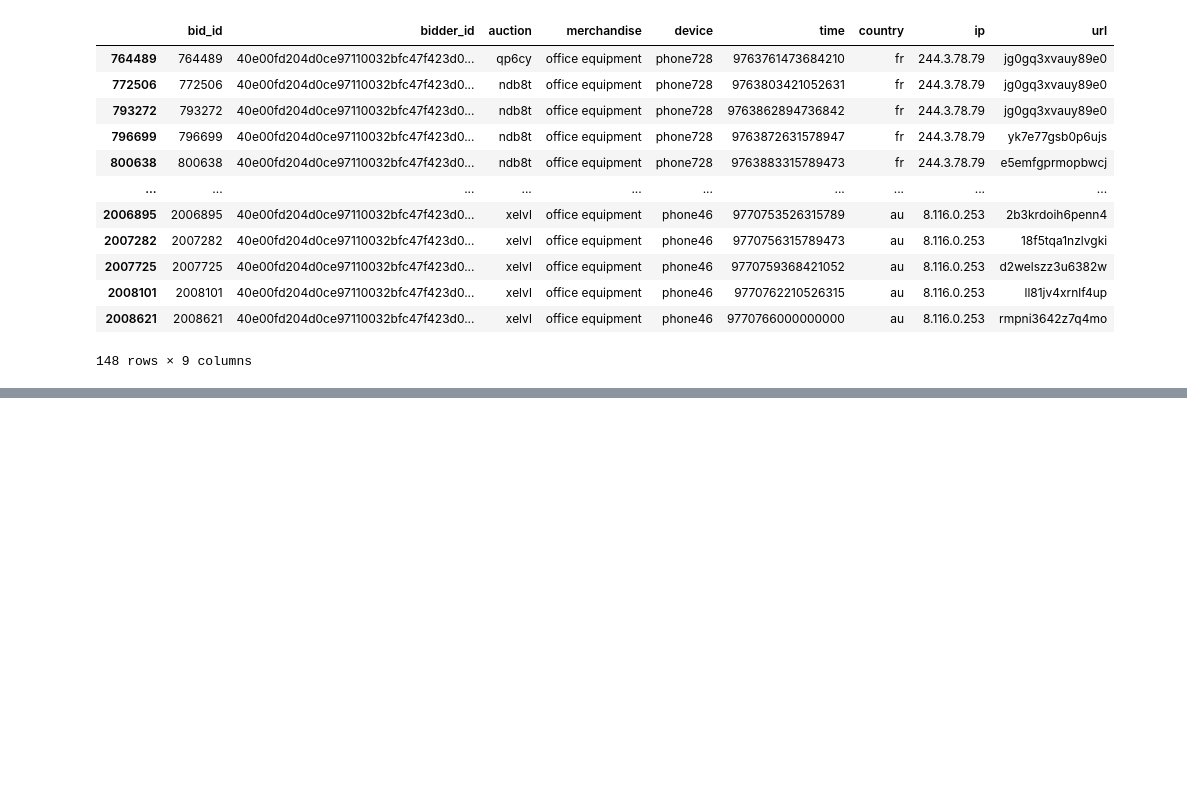
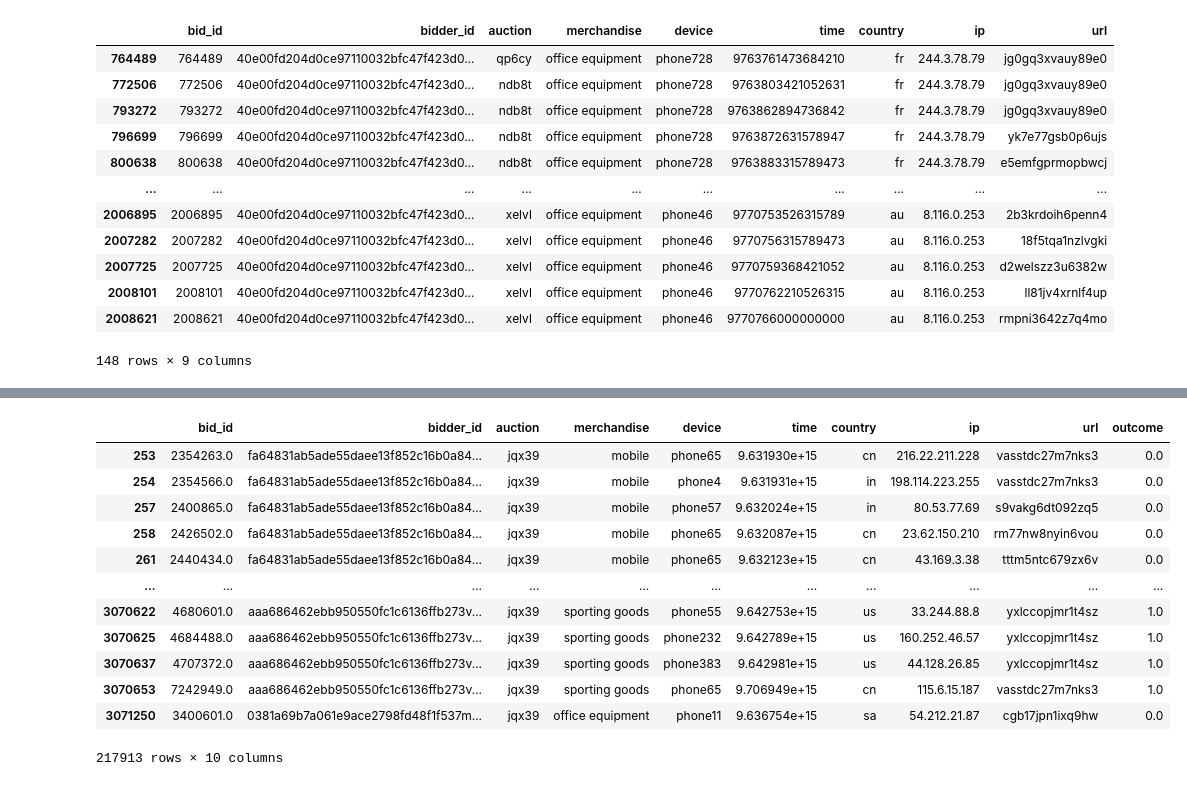
Before and after one commit to imrannizal/RobotBidders-G6, a Jupyter notebook: colab/preprocessing.ipynb, the cells around one changed output, grey strips where cells are left out. Saved outputs shown, nothing was run; the diff lists cells and outputs as text; code cells hidden in the pictures; blank space fills up the shorter version.

```diff
--- a/colab/preprocessing.ipynb
+++ b/colab/preprocessing.ipynb
@@ -125,0 +184,3 @@ bids_df[bids_df['bidder_id'] == "40e00fd204d0ce97110032bfc47f423d0bgrd"]
+# %%
+temp = bids_df[bids_df['bidder_id'].isin(train_df['bidder_id'])]
+temp[temp['auction'] == 'jqx39']
@@ -125,0 +201,18 @@ bids_df[bids_df['bidder_id'] == "40e00fd204d0ce97110032bfc47f423d0bgrd"]
+# %%
+temp = temp.merge(train_df[['bidder_id', 'outcome']], on='bidder_id', how='right')
+temp = temp[temp['auction'] == 'jqx39']
+temp
+# %% [output]
+|  | bid_id | bidder_id | auction | merchandise | device | time | country | ip | url | outcome |
+| 253 | 2354263.0 | fa64831ab5ade55daee13f852c16b0a84... | jqx39 | mobile | phone65 | 9.631930e+15 | cn | 216.22.211.228 | vasstdc27m7nks3 | 0.0 |
+| 254 | 2354566.0 | fa64831ab5ade55daee13f852c16b0a84... | jqx39 | mobile | phone4 | 9.631931e+15 | in | 198.114.223.255 | vasstdc27m7nks3 | 0.0 |
+| 257 | 2400865.0 | fa64831ab5ade55daee13f852c16b0a84... | jqx39 | mobile | phone57 | 9.632024e+15 | in | 80.53.77.69 | s9vakg6dt092zq5 | 0.0 |
+| 258 | 2426502.0 | fa64831ab5ade55daee13f852c16b0a84... | jqx39 | mobile | phone65 | 9.632087e+15 | cn | 23.62.150.210 | rm77nw8nyin6vou | 0.0 |
+| 261 | 2440434.0 | fa64831ab5ade55daee13f852c16b0a84... | jqx39 | mobile | phone65 | 9.632123e+15 | cn | 43.169.3.38 | tttm5ntc679zx6v | 0.0 |
+| ... | ... | ... | ... | ... | ... | ... | ... | ... | ... | ... |
+| 3070622 | 4680601.0 | aaa686462ebb950550fc1c6136ffb273v... | jqx39 | sporting goods | phone55 | 9.642753e+15 | us | 33.244.88.8 | yxlccopjmr1t4sz | 1.0 |
+| 3070625 | 4684488.0 | aaa686462ebb950550fc1c6136ffb273v... | jqx39 | sporting goods | phone232 | 9.642789e+15 | us | 160.252.46.57 | yxlccopjmr1t4sz | 1.0 |
+| 3070637 | 4707372.0 | aaa686462ebb950550fc1c6136ffb273v... | jqx39 | sporting goods | phone383 | 9.642981e+15 | us | 44.128.26.85 | yxlccopjmr1t4sz | 1.0 |
+| 3070653 | 7242949.0 | aaa686462ebb950550fc1c6136ffb273v... | jqx39 | sporting goods | phone65 | 9.706949e+15 | cn | 115.6.15.187 | vasstdc27m7nks3 | 1.0 |
+| 3071250 | 3400601.0 | 0381a69b7a061e9ace2798fd48f1f537m... | jqx39 | office equipment | phone11 | 9.636754e+15 | sa | 54.212.21.87 | cgb17jpn1ixq9hw | 0.0 |
+217913 rows × 10 columns
```
Also changed, not shown: parts of 24 cells of this notebook.
